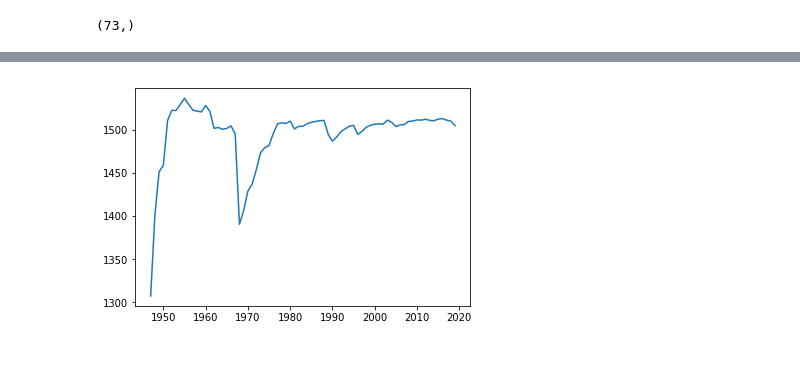
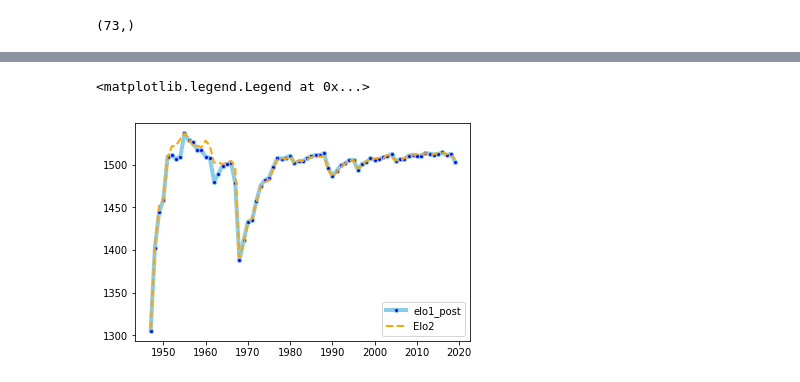
Before and after one commit to hughjafro/DS-Sprint-5-Project-Week, a Jupyter notebook: DS_151_Project_Playground.ipynb, the cells around one changed output, grey strips where cells are left out. Cells and saved outputs as stored; diff of their text form; code cells hidden in the pictures.

```diff
--- a/DS_151_Project_Playground.ipynb
+++ b/DS_151_Project_Playground.ipynb
@@ -183,5 +208,5 @@ group_season.shape
 (73,)
 # %%
 elo2_pre_avg = nba_data.groupby('season').elo2_pre.mean()
-
-elo2_pre_avg
+elo2_post_avg = nba_data.groupby('season').elo2_post.mean()
+elo1_post_avg = nba_data.groupby('season').elo1_post.mean()
@@ -206,8 +213,13 @@ Name: elo2_pre, Length: 73, dtype: float64
-# %%
-fig = plt.figure()
-ax = plt.axes()
-
-x = group_season
-ax.plot(x, elo2_pre_avg);
-# %% [output]
-[figure, removed]
+# %%
+fig = plt.figure()
+ax = plt.axes()
+
+x = group_season
+#plt.plot(x, elo1_pre_avg);
+plt.plot(x, elo1_post_avg, marker='o', markerfacecolor='blue', markersize=4, color='skyblue', linewidth=4)
+# plt.plot(x, elo2_pre_avg, marker='', color='olive', linewidth=2)
+plt.plot(x, elo2_post_avg, marker='', color='orange', linewidth=2, linestyle='dashed', label="Elo2")
+plt.legend()
+# %% [output]
+<matplotlib.legend.Legend at 0x...>
+[figure, added]
```
Also changed, not shown: parts of 8 cells of this notebook.
